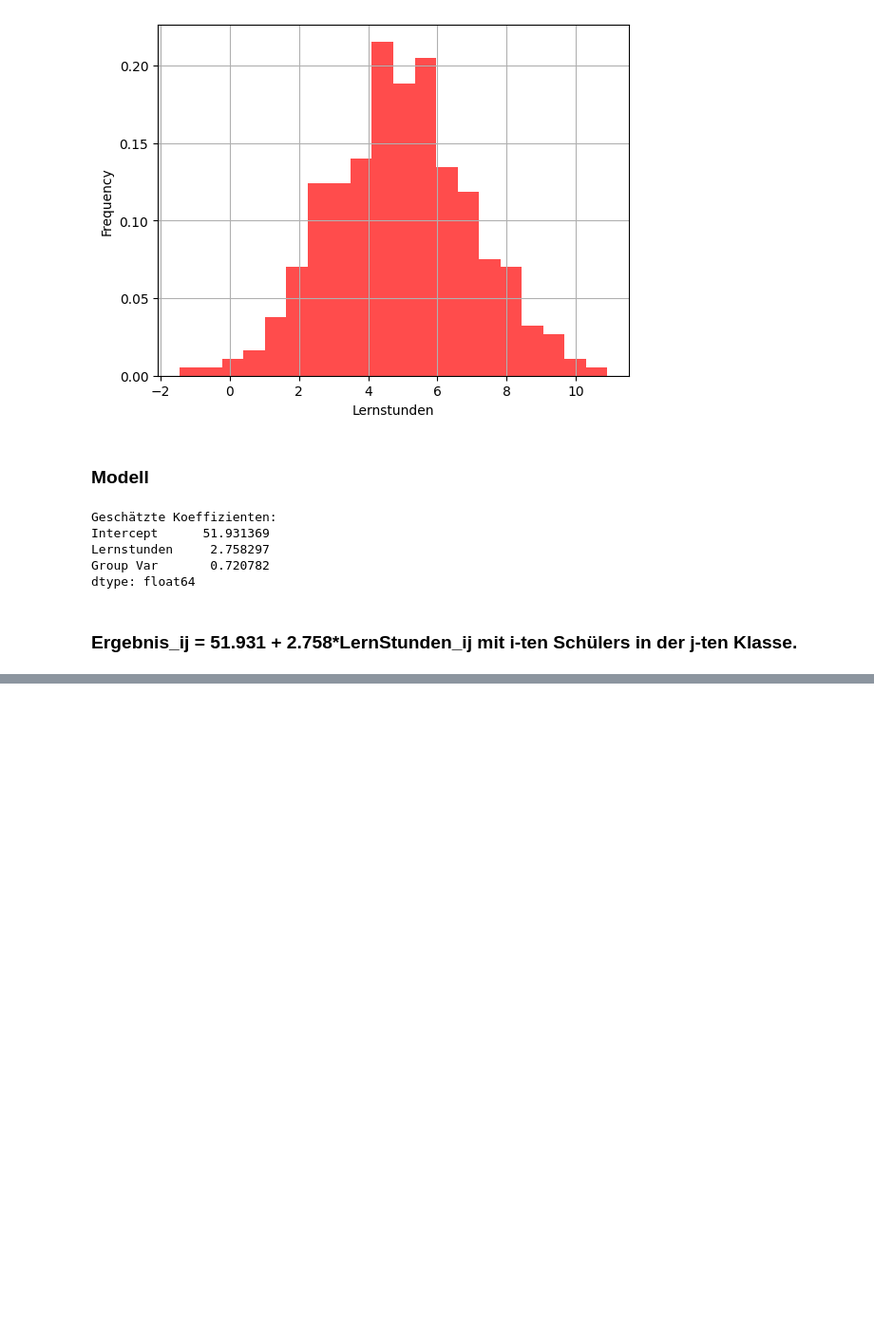
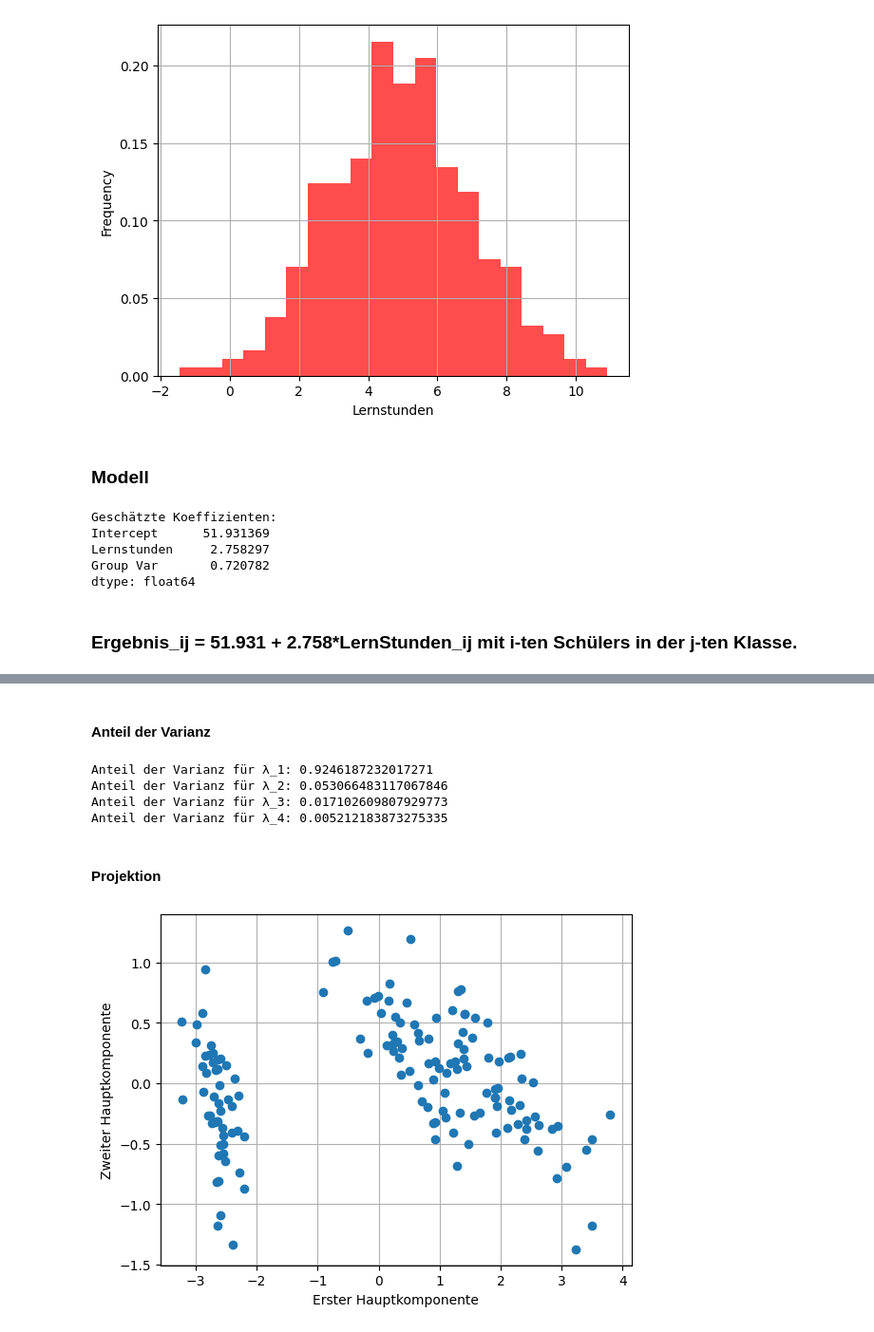
Before and after one commit to tombk556/Mehrdim.-Datenanalyse-und-stat.-Lernverfahren, a Jupyter notebook: Python/Prüfungsbeispiele.ipynb, the cells around one changed output, grey strips where cells are left out. Shown: that part at 95% size. Cells and saved outputs as stored; diff of their text form; code cells hidden in the pictures; blank space fills up the shorter version.

```diff
--- a/Python/Prüfungsbeispiele.ipynb
+++ b/Python/Prüfungsbeispiele.ipynb
@@ -314,0 +317,2 @@ dtype: float64
+# %%
+data = pd.read_csv("iris.csv")
@@ -314,0 +321,13 @@ dtype: float64
+# %%
+# 1) Daten zur Matrix umwandeln und transponieren
+M = data[['sepal_length', 'sepal_width', 'petal_length', 'petal_width']].to_numpy().T
+
+# 2) Mittelwerte der Zeilen berechnen für die Zentrierung
+row_means = np.mean(M, axis=1)
+X = M - row_means[:, np.newaxis]
+
+# 3) Kovarianzmatrix berechnen
+A = X @ X.T
+
+print("\nKovarianzmatrix:")
+print(A)
@@ -314,0 +342,10 @@ dtype: float64
+# %%
+eigenvalues, eigenvectors = np.linalg.eig(A)
+
+print("\nEigenwerte:")
+for i in range(len(eigenvalues)):
+    print(f" λ_{i + 1}: {eigenvalues[i]}")
+
+print("\nEigenvektoren:")
+for i in range(len(eigenvectors)):
+    print(f" ev_{i + 1}: {eigenvectors[i]}")
@@ -314,0 +364,27 @@ dtype: float64
+# %% [markdown]
+#### Anteil der Varianz
+# %%
+anteil_var = [i for i in eigenvalues / sum(eigenvalues)]
+for i in range(len(anteil_var)):
+    print(f"Anteil der Varianz für λ_{i + 1}: {anteil_var[i]}")
+# %% [output]
+Anteil der Varianz für λ_1: 0.9246187232017271
+Anteil der Varianz für λ_2: 0.053066483117067846
+Anteil der Varianz für λ_3: 0.017102609807929773
+Anteil der Varianz für λ_4: 0.005212183873275335
+# %% [markdown]
+#### Projektion
+# %%
+indices = np.argsort(eigenvalues)[::-1]
+sorted_eigenvectors = eigenvectors[:, indices]
+
+principal_eigenvectors = sorted_eigenvectors[:, :2]
+projected_data = X.T @ principal_eigenvectors
+
+plt.plot(projected_data[:, 0], projected_data[:, 1], 'o')
+plt.xlabel('Erster Hauptkomponente')
+plt.ylabel('Zweiter Hauptkomponente')
+plt.grid()
+plt.show()
+# %% [output]
+[figure, added]
```
Also changed, not shown: parts of 5 cells of this notebook, 1 other file.
